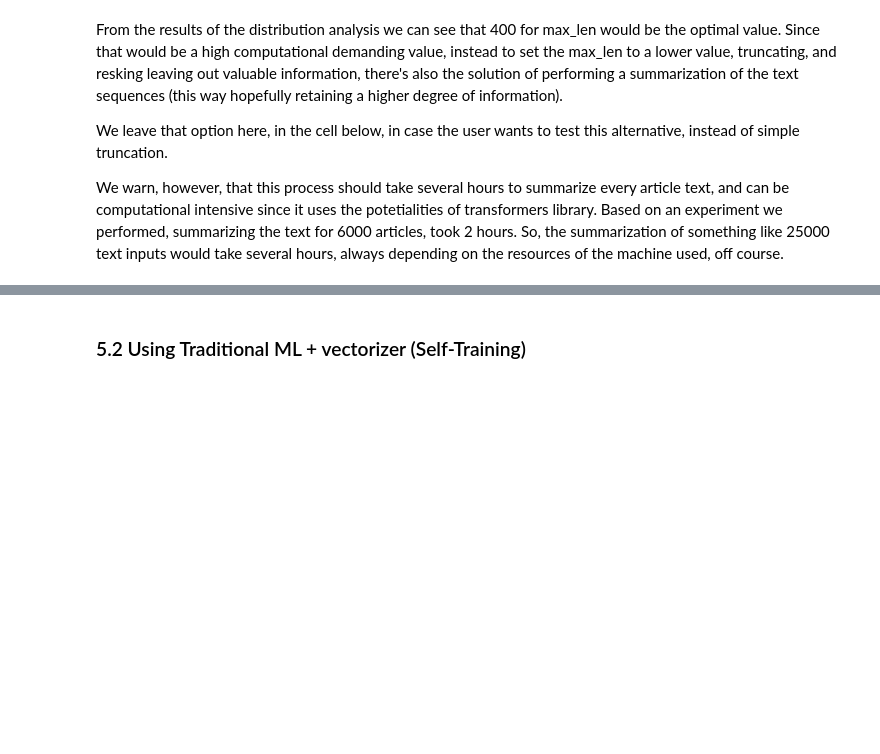
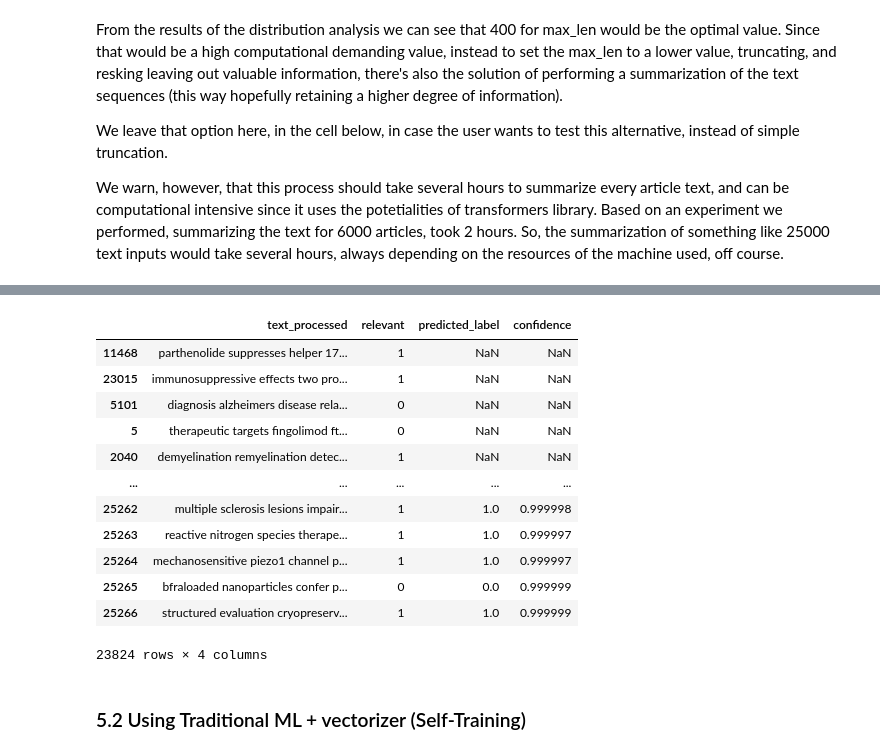
Before and after one commit to franciscogomes1999/GregoryAIxNovaSBE, a Jupyter notebook: notebooks_to_run/training_model.ipynb, the cells around one changed output, grey strips where cells are left out. Cells and saved outputs as stored; diff of their text form; code cells hidden in the pictures; blank space fills up the shorter version.

```diff
--- a/notebooks_to_run/training_model.ipynb
+++ b/notebooks_to_run/training_model.ipynb
@@ -193,9 +210,3 @@ Some weights of the PyTorch model were not used when initializing the TF 2.0 mod
 - This IS NOT expected if you are initializing TFBertModel from a PyTorch model that you expect to be exactly identical (e.g. initializing a TFBertForSequenceClassification model from a BertForSequenc ...
 All the weights of TFBertModel were initialized from the PyTorch model.
 If your task is similar to the task the model of the checkpoint was trained on, you can already use TFBertModel for predictions without further training.
-# %%
-labelled_df['text_processed'] = labelled_df['full_text_clean']
-unlabelled_df['text_processed'] = unlabelled_df['full_text_clean']
-train_df['text_processed'] = train_df['full_text_clean']
-val_df['text_processed'] = val_df['full_text_clean']
-test_df['text_processed'] = test_df['full_text_clean']
@@ -215,13 +215,13 @@ labelled_train_df = train_df[['text_processed', 'relevant']]
 val_df_pseudo = val_df[['text_processed', 'relevant']]
 unlabelled_data_pseudo = unlabelled_df[['text_processed']]
 
-labelled_train_df, X_val, y_val, y_pred_val = bert_iterative_training(
+labelled_train_df = bert_iterative_training(
     model=bert_model,
     tokenizer=tokenizer,
     unlabelled_data_pseudo=unlabelled_data_pseudo,
     labelled_train_df=labelled_train_df,
     val_df_pseudo=val_df_pseudo,
     max_len=max_len,
-    confidence_threshold=0.9,
-    max_iterations=10
+    confidence_threshold=0.6,
+    max_iterations=1
 )
@@ -228,3 +245,19 @@ labelled_train_df, X_val, y_val, y_pred_val = bert_iterative_training(
+# %%
+labelled_train_df
+# %% [output]
+|  | text_processed | relevant | predicted_label | confidence |
+| 11468 | parthenolide suppresses helper 17... | 1 | NaN | NaN |
+| 23015 | immunosuppressive effects two pro... | 1 | NaN | NaN |
+| 5101 | diagnosis alzheimers disease rela... | 0 | NaN | NaN |
+| 5 | therapeutic targets fingolimod ft... | 0 | NaN | NaN |
+| 2040 | demyelination remyelination detec... | 1 | NaN | NaN |
+| ... | ... | ... | ... | ... |
+| 25262 | multiple sclerosis lesions impair... | 1 | 1.0 | 0.999998 |
+| 25263 | reactive nitrogen species therape... | 1 | 1.0 | 0.999997 |
+| 25264 | mechanosensitive piezo1 channel p... | 1 | 1.0 | 0.999997 |
+| 25265 | bfraloaded nanoparticles confer p... | 0 | 0.0 | 0.999999 |
+| 25266 | structured evaluation cryopreserv... | 1 | 1.0 | 0.999999 |
+23824 rows × 4 columns
 # %% [markdown]
 ### 5.2 Using Traditional ML + vectorizer (Self-Training)
 # %% [markdown]
```
Also changed, not shown: parts of 8 cells of this notebook.
